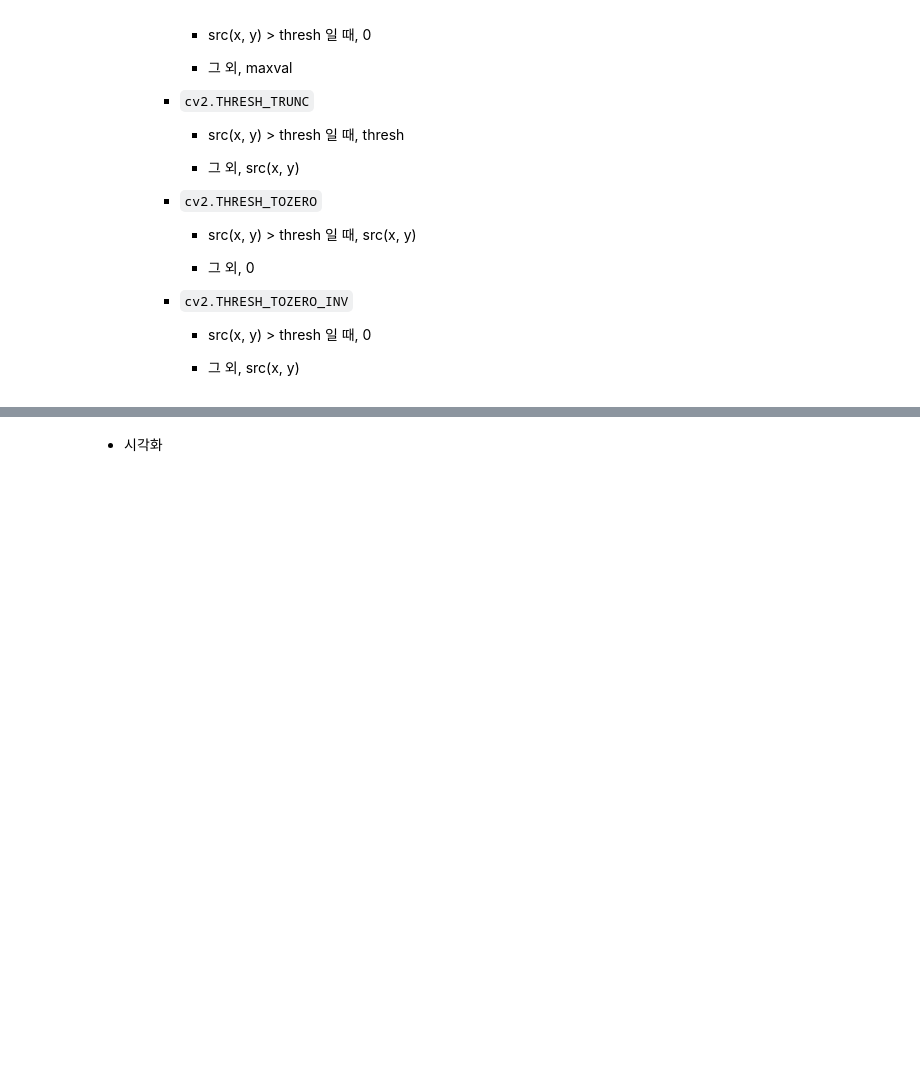
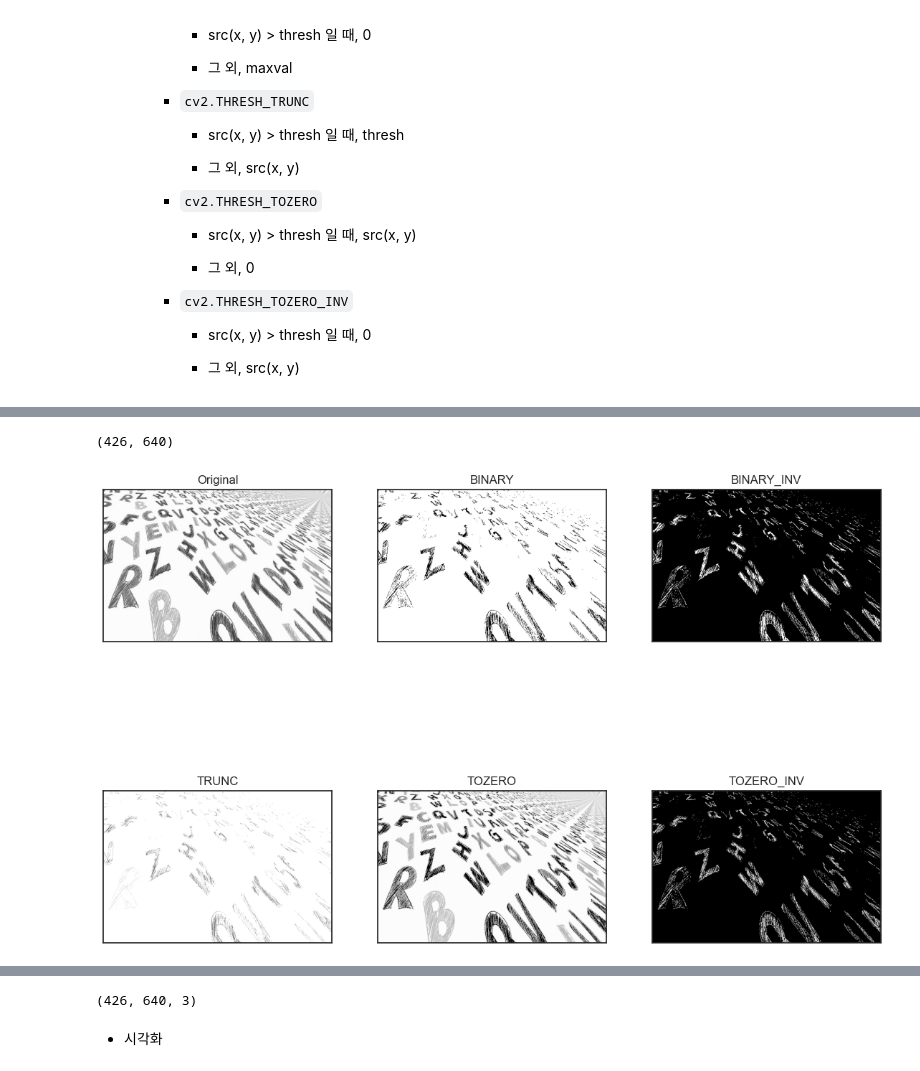
Before and after one commit to kksoo1769/study, a Jupyter notebook: code/computer_vision/01.OpenCV/04.image_thresholding.ipynb, the cells around one changed output, grey strips where cells are left out. Cells and saved outputs as stored; diff of their text form; code cells hidden in the pictures; blank space fills up the shorter version.

```diff
--- a/code/computer_vision/01.OpenCV/04.image_thresholding.ipynb
+++ b/code/computer_vision/01.OpenCV/04.image_thresholding.ipynb
@@ -1,5 +1,11 @@
 # %% [markdown]
 - 코드 출처 : https://opencv-python.readthedocs.io/en/latest/index.html
+# %%
+import numpy as np
+import cv2
+
+import matplotlib.pyplot as plt
+plt.style.use('seaborn-v0_8-white')
 # %% [markdown]
 # 이미지 이진화 (Image Thesholding)
 # %% [markdown]
@@ -57,6 +63,36 @@
   <img src="https://cdn.pixabay.com/photo/2018/09/26/09/07/letters-3704026_960_720.jpg">
 
   <sub>[이미지 출처] https://pixabay.com/illustrations/letters-school-learn-alphabet-abc-3704026/</sub>
+# %%
+img = cv2.imread('./img/letters.jpg', cv2.IMREAD_GRAYSCALE)
+# %%
+img.shape
+# %% [output]
+(426, 640)
+# %%
+ret, thresh_1 = cv2.threshold(img, 128, 255, cv2.THRESH_BINARY)
+ret, thresh_2 = cv2.threshold(img, 128, 255, cv2.THRESH_BINARY_INV)
+ret, thresh_3 = cv2.threshold(img, 128, 255, cv2.THRESH_TRUNC)
+ret, thresh_4 = cv2.threshold(img, 128, 255, cv2.THRESH_TOZERO)
+ret, thresh_5 = cv2.threshold(img, 128, 255, cv2.THRESH_TOZERO_INV)
+# %%
+titles = ['Original', 'BINARY', 'BINARY_INV', 'TRUNC', 'TOZERO', 'TOZERO_INV']
+imgs = [img, thresh_1, thresh_2, thresh_3, thresh_4, thresh_5]
+# %%
+plt.figure(figsize=(14, 10))
+
+for i in range(6):
+    plt.subplot(2, 3, i + 1)
+
+    plt.title(titles[i])
+    plt.xticks([])
+    plt.yticks([])
+
+    plt.imshow(imgs[i], cmap='gray')
+
+plt.show()
+# %% [output]
+[figure, added]
 # %% [markdown]
 - 이미지
   - snow.jpg
@@ -66,0 +105,4 @@
+# %%
+img_2.shape
+# %% [output]
+(426, 640, 3)
```
Also changed, not shown: parts of 15 cells of this notebook, 3 other files.
